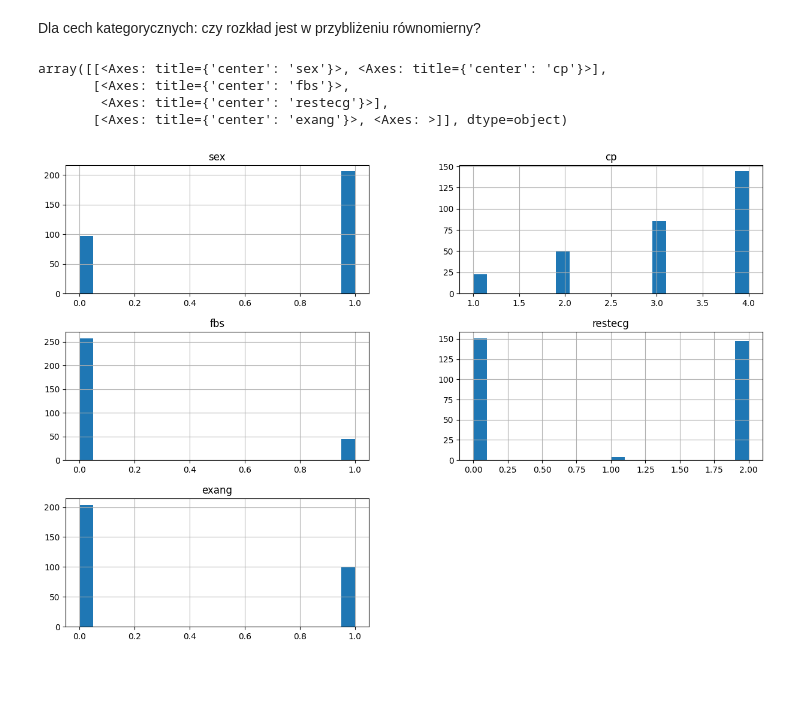
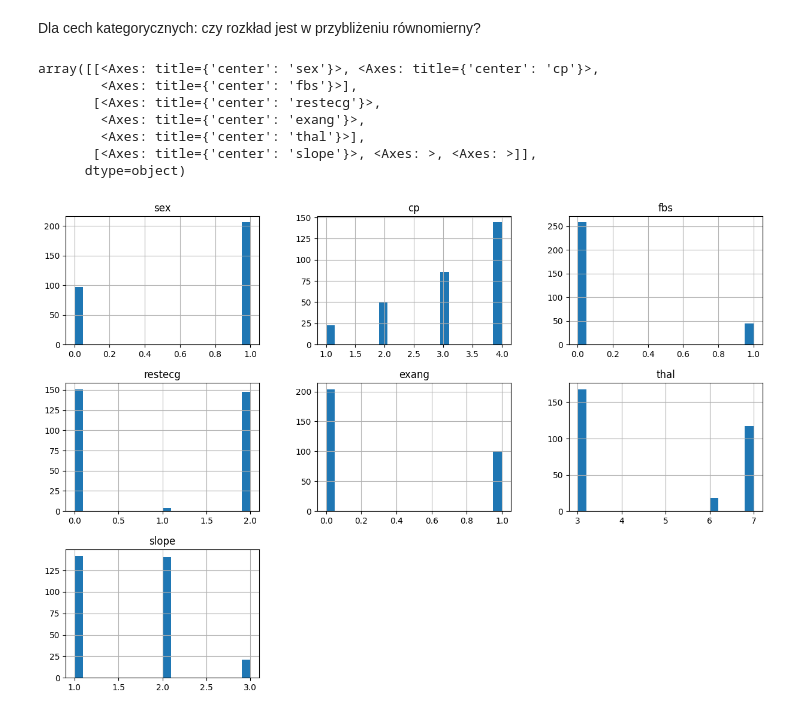
Before and after one commit to Filipstrozik/NeuralNetworks, a Jupyter notebook: CW1/data_exploration.ipynb, the cells around one changed output. Drawn from its saved outputs; the diff is of its cells as text; code cells hidden in the pictures; blank space fills up the shorter version.

```diff
--- a/CW1/data_exploration.ipynb
+++ b/CW1/data_exploration.ipynb
@@ -54,0 +8,15 @@ dtype: int64
+# %%
+from ucimlrepo import fetch_ucirepo
+
+# fetch dataset
+heart_disease = fetch_ucirepo(id=45)
+
+# data (as pandas dataframes)
+X = heart_disease.data.features
+y = heart_disease.data.targets
+
+# metadata
+print(heart_disease.metadata)
+
+# variable information
+print(heart_disease.variables)
@@ -54,0 +41,3 @@ dtype: int64
+# %%
+df = pd.concat([X, y], axis=1)
+df.head(50)
@@ -86,0 +122,5 @@ df.describe()
+# %%
+median = df['ca'].median()
+df['ca'].fillna(median, inplace=True)
+mode_category = df['thal'].mode()[0]
+df['thal'].fillna(mode_category, inplace=True)
@@ -147,15 +216,14 @@ array([[<Axes: title={'center': 'age'}>,
 # %% [markdown]
 Dla cech kategorycznych: czy rozkład jest w przybliżeniu równomierny?
 # %%
-categories_features = ['sex', 'cp', 'fbs', 'restecg', 'exang']
-# describe categories features
-df[categories_features].describe()
-#plot categories features
-# TODO do poprawy
+categories_features = ['sex', 'cp', 'fbs', 'restecg', 'exang', 'thal', 'slope']
 df[categories_features].hist(bins=20, figsize=(15, 10))
 # %% [output]
-array([[<Axes: title={'center': 'sex'}>, <Axes: title={'center': 'cp'}>],
-       [<Axes: title={'center': 'fbs'}>,
-        <Axes: title={'center': 'restecg'}>],
-       [<Axes: title={'center': 'exang'}>, <Axes: >]], dtype=object)
+array([[<Axes: title={'center': 'sex'}>, <Axes: title={'center': 'cp'}>,
+        <Axes: title={'center': 'fbs'}>],
+       [<Axes: title={'center': 'restecg'}>,
+        <Axes: title={'center': 'exang'}>,
+        <Axes: title={'center': 'thal'}>],
+       [<Axes: title={'center': 'slope'}>, <Axes: >, <Axes: >]],
+      dtype=object)
-[figure, old version]
+[figure, new version]
```
Also changed, not shown: parts of 32 cells of this notebook.
